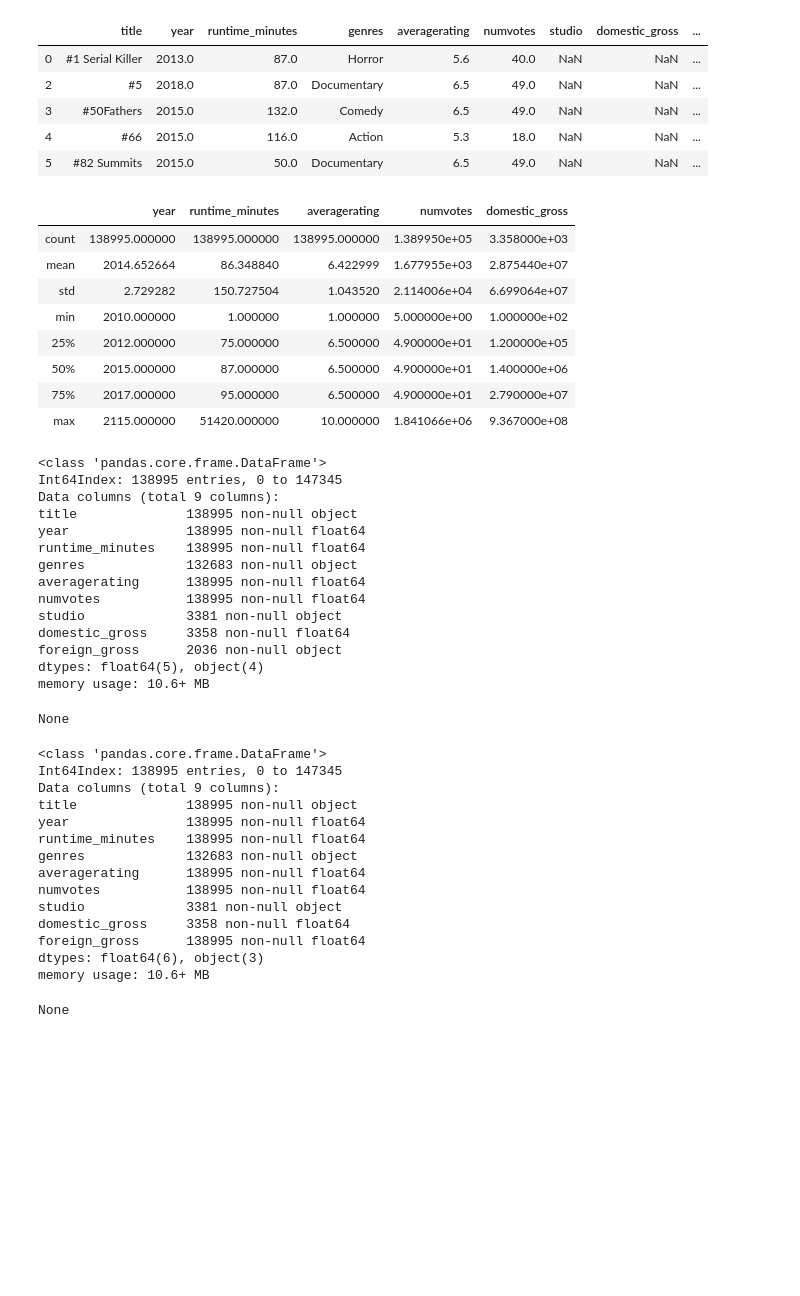
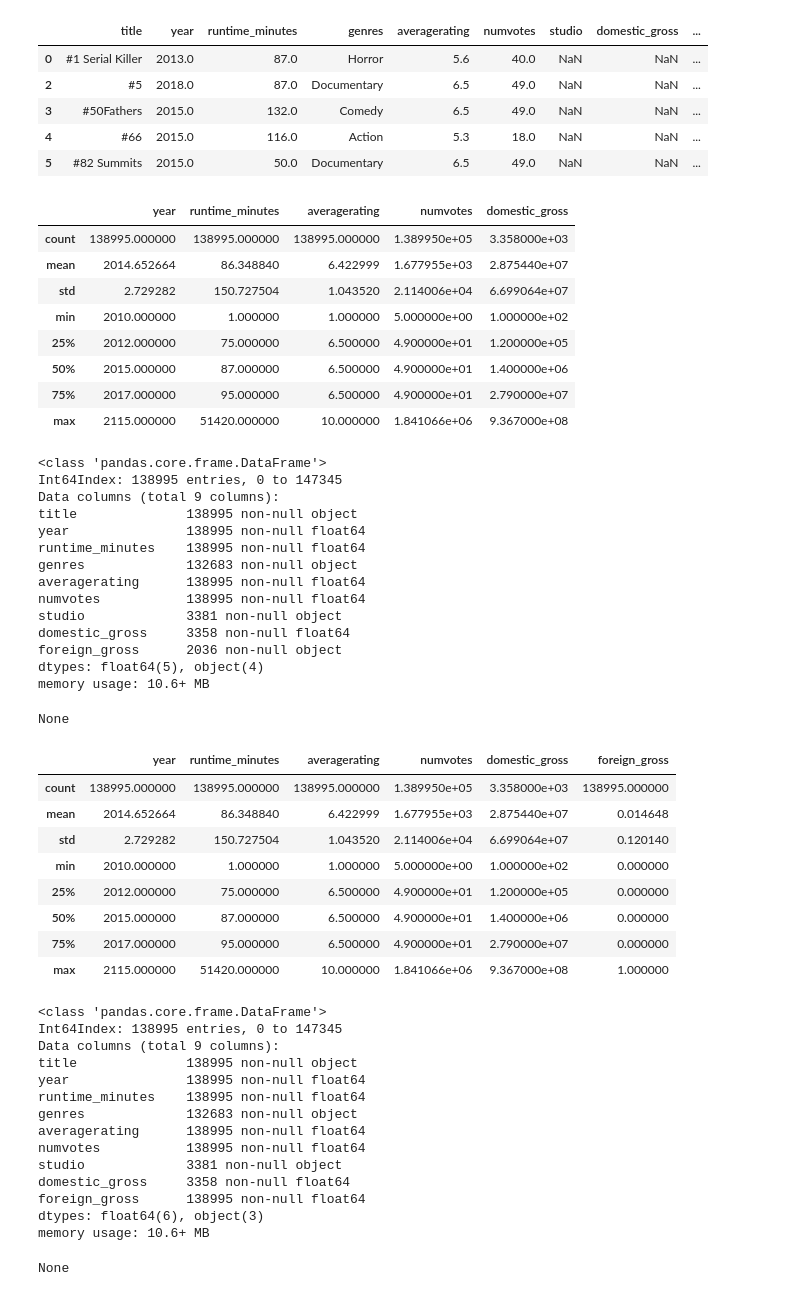
Before and after one commit to gksidhu/Correlates-to-ROI-in-Film, a Jupyter notebook: BOM_IMDB_merge.ipynb, the cells around one changed output. Cells and saved outputs as stored; diff of their text form; code cells hidden in the pictures; blank space fills up the shorter version.

```diff
--- a/BOM_IMDB_merge.ipynb
+++ b/BOM_IMDB_merge.ipynb
@@ -413,33 +413,44 @@ imdbom.head()
 display(imdbom.describe())
 display(imdbom.info())
 # Need to correct foreign_gross dtype to integer
 imdbom["foreign_gross"]=imdbom["foreign_gross"].notnull().astype(float)
+imdbom = imdbom[imdbom["foreign_gross"] <= 2018]
+display(imdbom.describe())
 display(imdbom.info())
 # %% [output]
 |  | year | runtime_minutes | averagerating | numvotes | domestic_gross |
 | count | 138995.000000 | 138995.000000 | 138995.000000 | 1.389950e+05 | 3.358000e+03 |
 | mean | 2014.652664 | 86.348840 | 6.422999 | 1.677955e+03 | 2.875440e+07 |
 | std | 2.729282 | 150.727504 | 1.043520 | 2.114006e+04 | 6.699064e+07 |
 | min | 2010.000000 | 1.000000 | 1.000000 | 5.000000e+00 | 1.000000e+02 |
 | 25% | 2012.000000 | 75.000000 | 6.500000 | 4.900000e+01 | 1.200000e+05 |
 | 50% | 2015.000000 | 87.000000 | 6.500000 | 4.900000e+01 | 1.400000e+06 |
 | 75% | 2017.000000 | 95.000000 | 6.500000 | 4.900000e+01 | 2.790000e+07 |
 | max | 2115.000000 | 51420.000000 | 10.000000 | 1.841066e+06 | 9.367000e+08 |
 <class 'pandas.core.frame.DataFrame'>
 Int64Index: 138995 entries, 0 to 147345
 Data columns (total 9 columns):
 title              138995 non-null object
 year               138995 non-null float64
 runtime_minutes    138995 non-null float64
 genres             132683 non-null object
 averagerating      138995 non-null float64
 numvotes           138995 non-null float64
 studio             3381 non-null object
 domestic_gross     3358 non-null float64
 foreign_gross      2036 non-null object
 dtypes: float64(5), object(4)
 memory usage: 10.6+ MB
 None
+|  | year | runtime_minutes | averagerating | numvotes | domestic_gross | foreign_gross |
+| count | 138995.000000 | 138995.000000 | 138995.000000 | 1.389950e+05 | 3.358000e+03 | 138995.000000 |
+| mean | 2014.652664 | 86.348840 | 6.422999 | 1.677955e+03 | 2.875440e+07 | 0.014648 |
+| std | 2.729282 | 150.727504 | 1.043520 | 2.114006e+04 | 6.699064e+07 | 0.120140 |
+| min | 2010.000000 | 1.000000 | 1.000000 | 5.000000e+00 | 1.000000e+02 | 0.000000 |
+| 25% | 2012.000000 | 75.000000 | 6.500000 | 4.900000e+01 | 1.200000e+05 | 0.000000 |
+| 50% | 2015.000000 | 87.000000 | 6.500000 | 4.900000e+01 | 1.400000e+06 | 0.000000 |
+| 75% | 2017.000000 | 95.000000 | 6.500000 | 4.900000e+01 | 2.790000e+07 | 0.000000 |
+| max | 2115.000000 | 51420.000000 | 10.000000 | 1.841066e+06 | 9.367000e+08 | 1.000000 |
 <class 'pandas.core.frame.DataFrame'>
 Int64Index: 138995 entries, 0 to 147345
 Data columns (total 9 columns):
```
Also changed, not shown: parts of 1 cell of this notebook, 2 other files.
